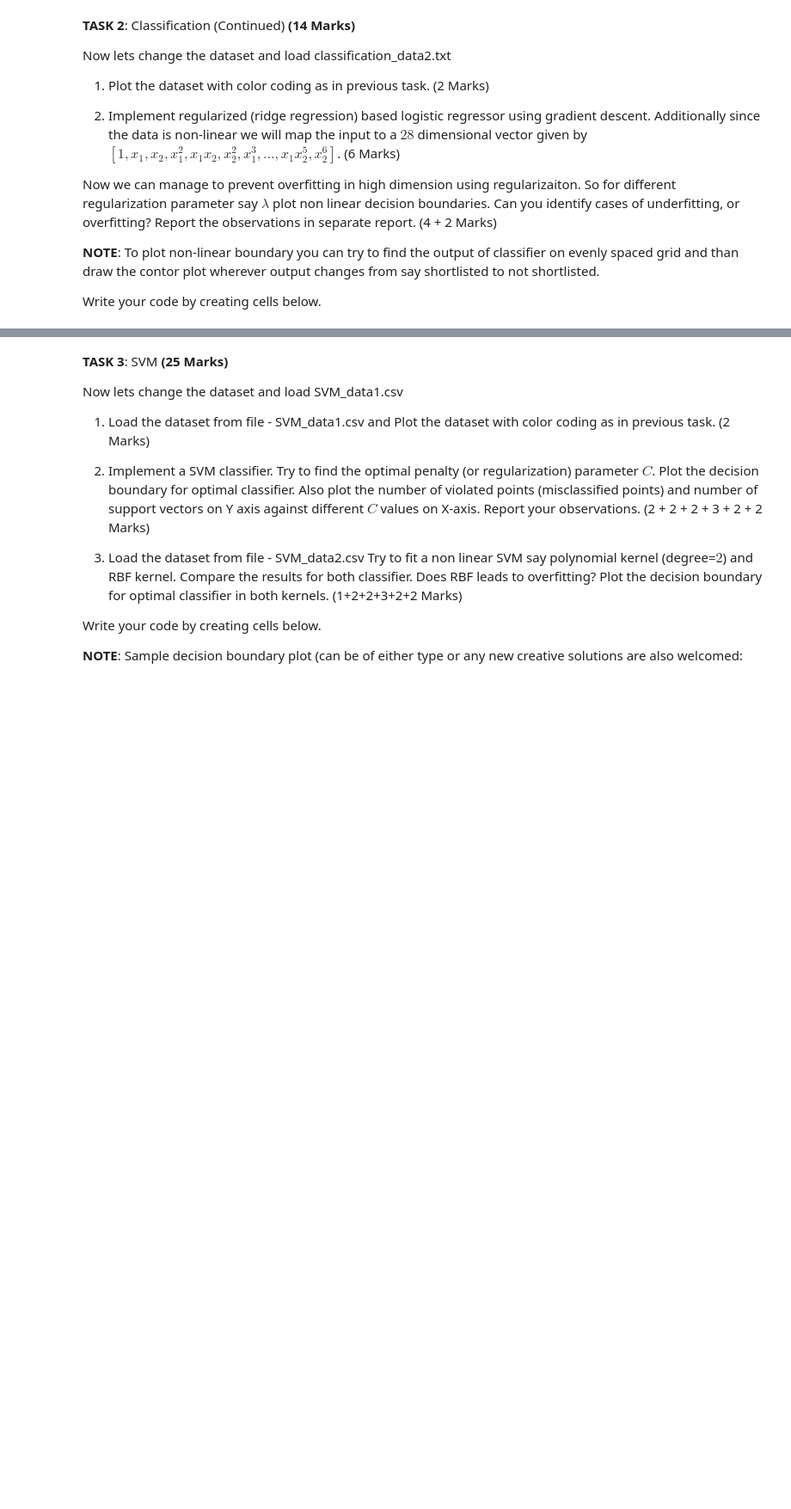
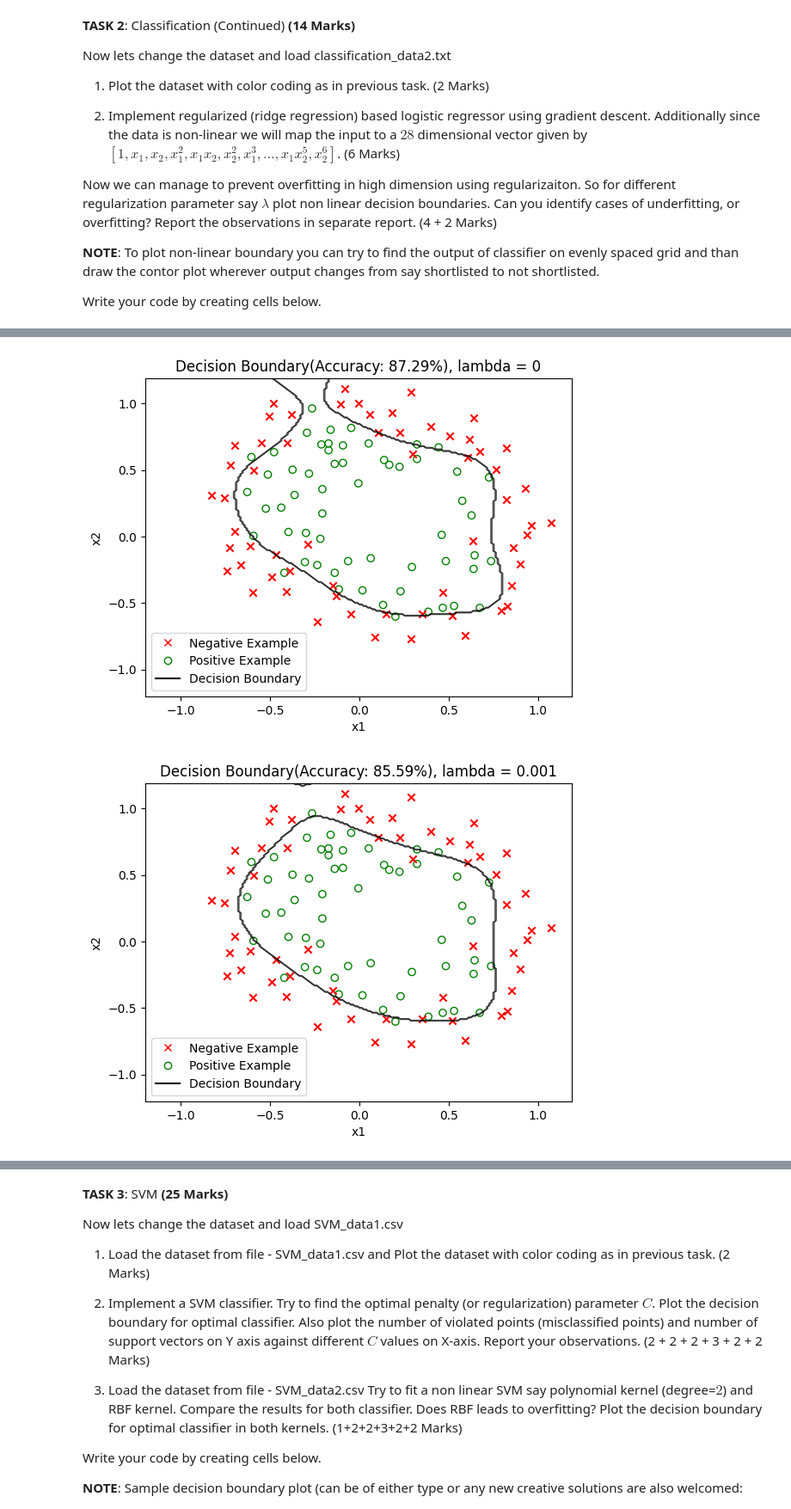
Before and after one commit to khan-shahnawaz/MachineLearning, a Jupyter notebook: Linear Classification, Logistic Regression, SVM, PCA, Decision Tree/SHAHNAWAZ_KHAN_ML_(CS503)_Lab2_Classification_Logistic_SVM_PCA_Dtree.ipynb, the cells around one changed output, grey strips where cells are left out. Shown at 86% size. Saved outputs shown, nothing was run; the diff lists cells and outputs as text; code cells hidden in the pictures; blank space fills up the shorter version.

```diff
--- a/Linear Classification, Logistic Regression, SVM, PCA, Decision Tree/SHAHNAWAZ_KHAN_ML_(CS503)_Lab2_Classification_Logistic_SVM_PCA_Dtree.ipynb
+++ b/Linear Classification, Logistic Regression, SVM, PCA, Decision Tree/SHAHNAWAZ_KHAN_ML_(CS503)_Lab2_Classification_Logistic_SVM_PCA_Dtree.ipynb
@@ -274,0 +289,73 @@ Write your code by creating cells below.
+# %%
+'''Implementing ridge regression by gradient descent'''
+def sigmoid(z):
+    return 1/(1+np.exp(-z))
+def mapFeatures(x1, x2):
+    mappedArray = []
+    for j in range(7):
+        for k in range(j+1):
+            mappedArray.append(x1**(j-k)*x2**k)
+    return np.array(mappedArray)
+def getFeatureMappedMatrix(data):
+    X = []
+    Y = np.array([y for x,y in data])
+    i = 0
+    for point in data:
+        x, y = point
+        x1, x2 = x
+        mappedArray = mapFeatures(x1, x2)
+        X.append(np.array(mappedArray))
+        i+=1
+    return np.array(X), Y
+def ridgeRegressor(X, Y, alpha, maxIter, lamda):
+    weights = np.zeros(X.shape[1])
+    for i in range(maxIter):
+        weights = weights - alpha * (X.T @ (sigmoid(X @ weights) - Y) + lamda*weights)
+    return weights
+def predict(weights, x):
+    if x.shape[0] == 3:
+        x=mapFeatures(x[1], x[2])
+    if (1/(1+np.exp(-x @ weights))) >= 0.5:
+        return 1
+    else:
+        return 0
+def calcAccuracy(X, Y, weights):
+    return 100*sum([predict(weights, x) == y for x,y in zip(X,Y)])/len(X)
+def plotDecisionBoundary(weights):
+    x1=[]
+    x2=[]
+    y= []
+    for i in range(200):
+        x1.append(-1.2+0.012*i)
+        x2.append(-1.2+0.012*i)
+    X, Y = np.meshgrid(x1, x2)
+    for i in range(200):
+        for j in range(200):
+            y.append(predict(weights, np.array([1, X[i][j], Y[i][j]])))
+    Z = np.array(y).reshape(X.shape)
+    fig, ax = plt.subplots()
+    ax.contour(X,Y,Z, alpha=0.5, colors='black', linewidths=0.5)
+
+
+
+X, Y = getFeatureMappedMatrix(data)
+def getDecisionBoundary(lamda):
+    weights = ridgeRegressor(X, Y, 0.01, 1000000, lamda = lamda)
+    plotDecisionBoundary(weights)
+    plt.scatter([x[0] for x in success], [x[1] for x in success], label='Positive Example', marker='o', facecolors='none', edgecolors='g')
+    plt.scatter([x[0] for x in failure], [x[1] for x in failure], label='Negative Example', marker='x', facecolors='r')
+    plt.xlabel('x1')
+    plt.ylabel('x2')
+    plt.title('Decision Boundary(Accuracy: {:.2f}%), lambda = {}'.format(calcAccuracy(X, Y, weights), lamda))
+    redMarkers = Line2D([], [], color='red', marker='x', linestyle='None', label='Negative Example')
+    greenMarkers = Line2D([], [], color='green', marker='o', linestyle='None',  label='Positive Example', markerfacecolor='none')
+    decisionMarker = Line2D([], [], color='black', linestyle='-', label='Decision Boundary')
+    plt.legend(handles=[redMarkers, greenMarkers, decisionMarker])
+    plt.show()
+
+lambdas = [0, 0.001, 0.01, 0.1, 1, 10]
+for lamda in lambdas:
+    getDecisionBoundary(lamda)
+# %% [output]
+[figure, added]
+[figure, added]
```
Also changed, not shown: parts of 6 cells of this notebook, 2 other files.
